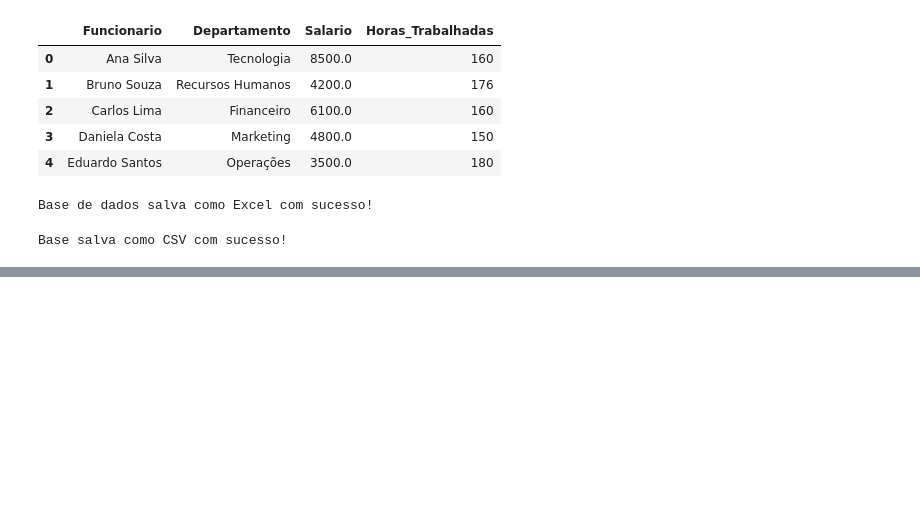
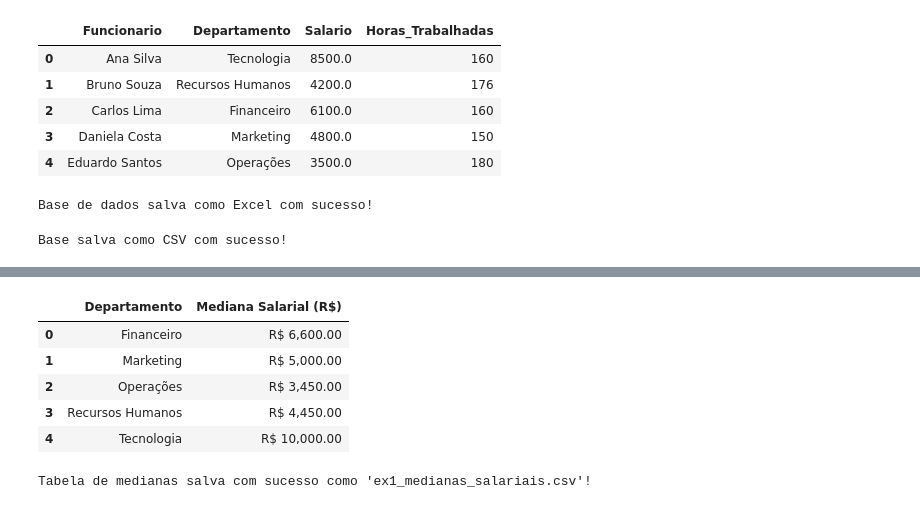
Before and after one commit to Clacops/Rh_bloxpot_analises_ydata_sweetviz, a Jupyter notebook: dados.ipynb, the cells around one changed output, grey strips where cells are left out. Drawn from its saved outputs; the diff is of its cells as text; code cells hidden in the pictures; blank space fills up the shorter version.

```diff
--- a/dados.ipynb
+++ b/dados.ipynb
@@ -81,0 +112,25 @@ Base salva como CSV com sucesso!
+# %%
+# Calculando a mediana salarial por departamento
+tabela_medianas = df_rh.groupby('Departamento')['Salario'].median().reset_index()
+
+# Renomeando as colunas para ficar com uma apresentação limpa
+tabela_medianas.columns = ['Departamento', 'Mediana Salarial (R$)']
+
+# Formatando os valores como moeda para melhor visualização
+tabela_medianas['Mediana Salarial (R$)'] = tabela_medianas['Mediana Salarial (R$)'].map('R$ {:,.2f}'.format)
+
+# Exibindo a tabela gerada
+display(tabela_medianas)
+
+# Salvando a tabela de medianas em um arquivo CSV
+tabela_medianas.to_csv('medianas_salariais.csv', index=False, encoding='utf-8')
+
+print("Tabela de medianas salva com sucesso como 'ex1_medianas_salariais.csv'!")
+# %% [output]
+|  | Departamento | Mediana Salarial (R$) |
+| 0 | Financeiro | R$ 6,600.00 |
+| 1 | Marketing | R$ 5,000.00 |
+| 2 | Operações | R$ 3,450.00 |
+| 3 | Recursos Humanos | R$ 4,450.00 |
+| 4 | Tecnologia | R$ 10,000.00 |
+Tabela de medianas salva com sucesso como 'ex1_medianas_salariais.csv'!
```
Also changed, not shown: parts of 1 cell of this notebook.
